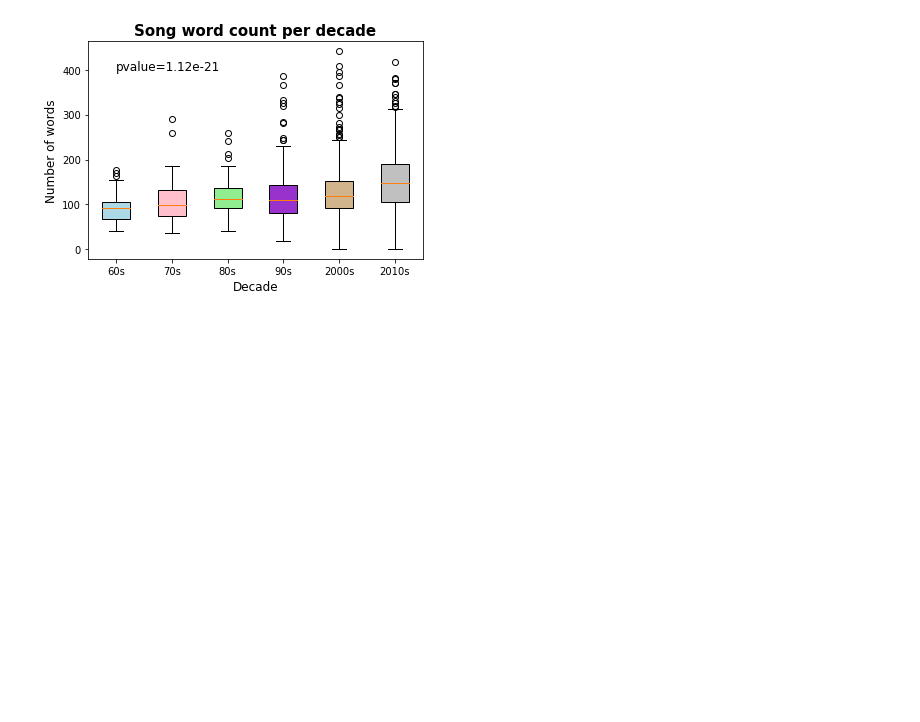
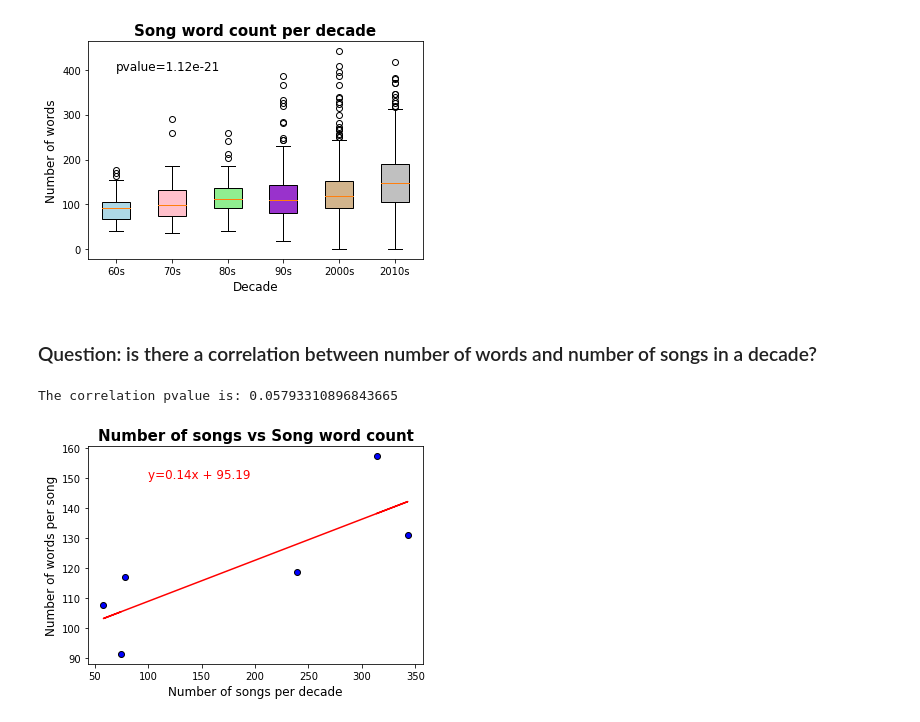
Before and after one commit to ATSeagle/project1, a Jupyter notebook: Lyrics_analysis_wordcount_final_LC.ipynb, the cells around one changed output. Saved outputs shown, nothing was run; the diff lists cells and outputs as text; code cells hidden in the pictures; blank space fills up the shorter version.

Commit message:
analyzed correlation between number of songs/decade and average number of words

```diff
--- a/Lyrics_analysis_wordcount_final_LC.ipynb
+++ b/Lyrics_analysis_wordcount_final_LC.ipynb
@@ -431,3 +433,33 @@ plt.annotate(string_pvalue, (1, 400), fontsize=12, color="black")
 plt.savefig("Plots/word_count_boxplot_final_colors.png")
 # %% [output]
 [figure]
+# %% [markdown]
+### Question: is there a correlation between number of words and number of songs in a decade?
+# %%
+#Scatter
+x_values=[len(words_60s), len(words_70s),len(words_80s), len(words_90s), len(words_2000s), len(words_2010s)]
+y_values=[words_60s.mean(), words_70s.mean(),words_80s.mean(), words_90s.mean(), words_2000s.mean(), words_2010s.mean()]
+
+plt.scatter(x_values, y_values, marker= "o", c="blue", edgecolors= "black")
+plt.title("Number of songs vs Song word count", fontsize= 15, fontweight="bold")
+plt.xlabel("Number of songs per decade", fontsize=12)
+plt.ylabel("Number of words per song", fontsize=12)
+
+
+
+#linear regression
+(slope, intercept, rvalue, pvalue, stdev)= stats.linregress(x_values, y_values)
+print(f'The correlation pvalue is: {pvalue}')
+
+
+x_series=pd.Series(x_values)
+regress_values= x_series*slope + intercept
+line_eq= f'y={str(round(slope, 2))}x + {str(round(intercept,2))}'
+
+plt.plot(x_values, regress_values, "r-")
+plt.annotate(line_eq, (100,150), fontsize=12, color= "red")
+
+plt.savefig("Plots/correlation_songwords_songnumber")
+# %% [output]
+The correlation pvalue is: 0.05793310896843665
+[figure, added]
```
Also changed, not shown: parts of 3 cells of this notebook, 2 other files.
